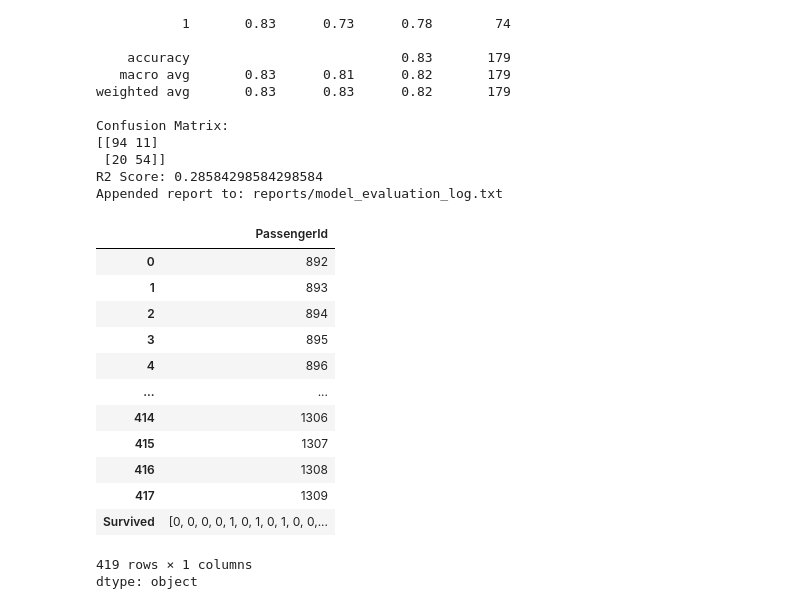
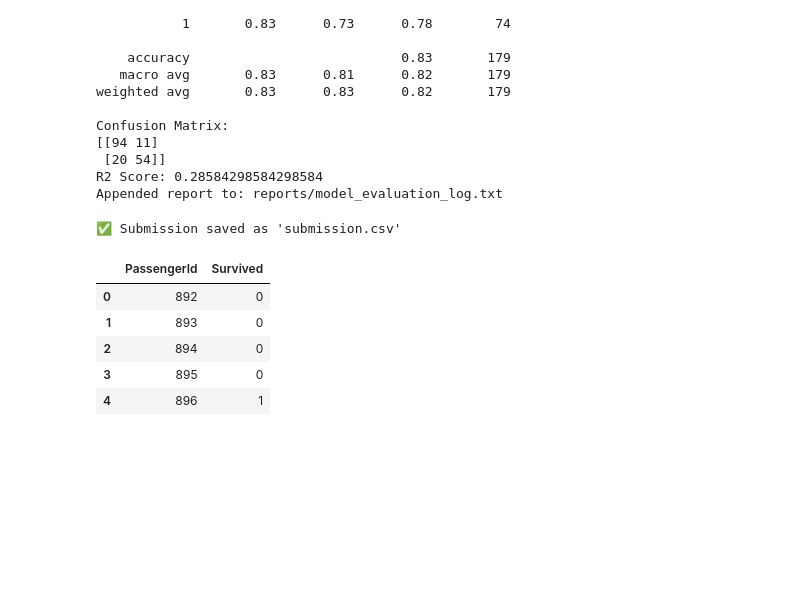
Before and after one commit to sbmshukla/ML-Notebook-Quick-Saved, a Jupyter notebook: Titanic.ipynb, the cells around one changed output. Saved outputs shown, nothing was run; the diff lists cells and outputs as text; code cells hidden in the pictures; blank space fills up the shorter version.

```diff
--- a/Titanic.ipynb
+++ b/Titanic.ipynb
@@ -23,7 +21,7 @@ df_train.head()
 | 4 | 5 | 0 | 3 | Allen, Mr. William Henry | male | 35.0 | 0 | 0 | 373450 | 8.0500 | ... |
 # %%
 df_train.drop(['PassengerId', "Name"],axis=1,inplace=True)
-df_test.drop(['PassengerId', "Name"],axis=1,inplace=True)
+df_test.drop([ "Name"],axis=1,inplace=True)
 # %%
 df_train.head()
 # %% [output]
@@ -381,6 +367,9 @@ df_train.head()
 # %%
 df_train.drop(['Sex','FamilyGroup'],axis=1,inplace=True)
 df_test.drop(['Sex','FamilyGroup'],axis=1,inplace=True)
+# %%
+df_submit = df_test[['PassengerId']]
+df_test.drop(['PassengerId'],axis=1,inplace=True)
 # %%
 # Now Lets Do Preprocessing
 # %%
@@ -579,34 +568,37 @@ Confusion Matrix:
 R2 Score: 0.28584298584298584
 Appended report to: reports/model_evaluation_log.txt
 # %%
+# Load preprocessor and model
 preprocessor = pickle.load(open('preprocessor/preprocessor.pkl', 'rb'))
 model = pickle.load(open('models/stacked_model.pkl', 'rb'))
 
-X_valid_transformed = preprocessing.transform(X_valid)
+# Transform validation data
+X_valid_transformed = preprocessor.transform(X_valid)
 
+# Predict and flatten to 1-D
 y_pred = model.predict(X_valid_transformed)
+y_pred = np.ravel(y_pred)          # or y_pred.flatten()
 
-y_pred = np.ravel(y_pred)  # Flattens if it's shape (n,1)
+# Turn into a proper (n, 1) DataFrame
+pred = pd.DataFrame({"Survived": y_pred})
 
-# Assign to DataFrame
-df_submit['Survived'] = y_pred
+# Make sure the lengths match
+if len(pred) == len(df_submit):
+    df_submit["Survived"] = pred["Survived"].values
+else:
+    raise ValueError(f"Length mismatch: pred has {len(pred)} rows, df_submit has {len(df_submit)} rows")
 
 # Save to CSV
-df_submit.to_csv('submission.csv', index=False)
+df_submit.to_csv("submission.csv", index=False)
+print("✅ Submission saved as 'submission.csv'")
+# %% [output]
+✅ Submission saved as 'submission.csv'
 # %%
-df_submit
+df_submit.head()
 # %% [output]
-|  | PassengerId |
-| 0 | 892 |
-| 1 | 893 |
-| 2 | 894 |
-| 3 | 895 |
-| 4 | 896 |
-| ... | ... |
-| 414 | 1306 |
-| 415 | 1307 |
-| 416 | 1308 |
-| 417 | 1309 |
-| Survived | [0, 0, 0, 0, 1, 0, 1, 0, 1, 0, 0,... |
+|  | PassengerId | Survived |
+| 0 | 892 | 0 |
+| 1 | 893 | 0 |
+| 2 | 894 | 0 |
+| 3 | 895 | 0 |
+| 4 | 896 | 1 |
-419 rows × 1 columns
-dtype: object
```
Also changed, not shown: parts of 2 cells of this notebook.
